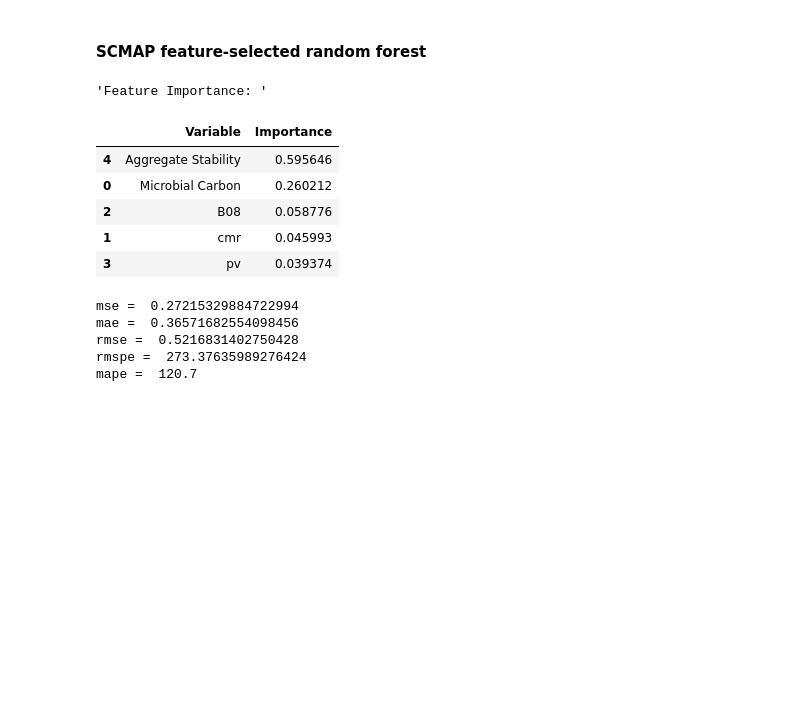
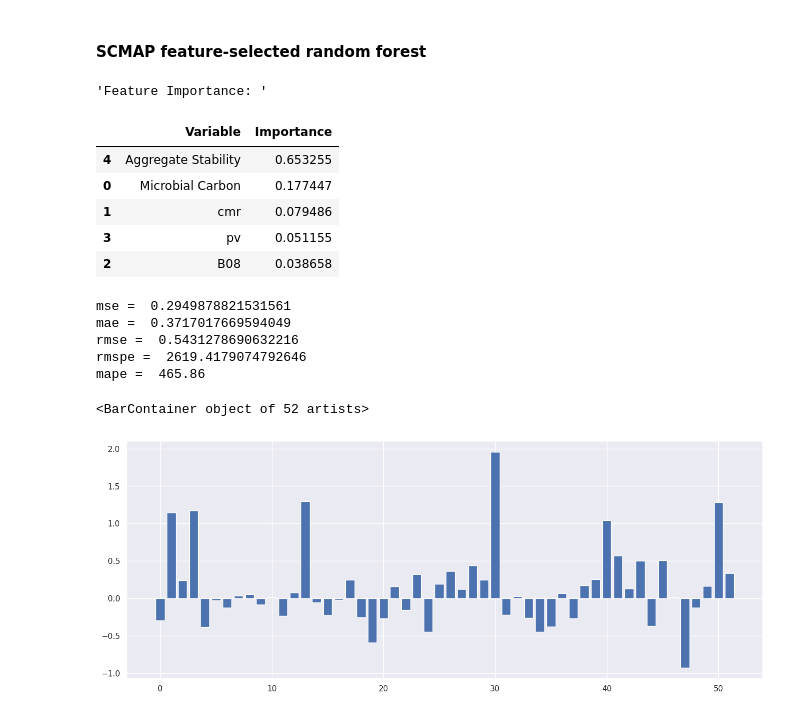
Before and after one commit to werzum/SoilQualityIndicators, a Jupyter notebook: location_rs_exploration.ipynb, the cells around one changed output. Drawn from its saved outputs; the diff is of its cells as text; code cells hidden in the pictures; blank space fills up the shorter version.

```diff
--- a/location_rs_exploration.ipynb
+++ b/location_rs_exploration.ipynb
@@ -286,7 +286,7 @@ for row in bestand.itertuples():
             pixel_list.append(updated_pixel)
 
     # add this set of pixels with indices per area to the list
-    pixel_per_area_list.append(np.asarray(pixel_list))
+    pixel_per_area_list.append(pixel_list)
 
 # and set it as new column
-bestand["BandsWithIndices"] = np.asarray(pixel_per_area_list)
+bestand["BandsWithIndices"] = pixel_per_area_list
@@ -299,21 +293,33 @@ ex_1.shape
 # %% [markdown]
 #### Transform individual pixel/band values to columns with average values
 # %%
+# drop empty rows
+bestand.dropna(axis=0,how='any',inplace=True)
+
 location_band_average_placeholder = []
 
 for row in bestand.itertuples():
     pixel_list = row.BandsWithIndices
     pixel_band_average = []
     for pixel in pixel_list:
-        #take the average except the SRC (row) and mask band (column)
-        time_band_average = np.average(pixel[:-1, :-1],axis=0)
-        pixel_band_average.append(time_band_average)
+        # skip if this pixel is masked/not marked as bare soil pixel
+        pixel = np.asarray(pixel)
+        if pixel[0,-1]:
+            #take the average except the SRC (row) and mask band (column)
+            time_band_average = np.average(pixel[:-1, :-1],axis=0)
+            pixel_band_average.append(time_band_average)
+        else:
+            continue
     # get the average of each band over all pixels
-    location_band_average = np.average(pixel_band_average,axis=0)
+    # if all pixels are masked, set a NaN value
+    if pixel_band_average == []:
+        location_band_average = [np.NaN for i in range(pixel.shape[0])]
+    else:
+        location_band_average = np.average(pixel_band_average,axis=0)
     # and map the values to this row
     location_band_average_placeholder.append(location_band_average)
 # %%
 # create a tempdf and concat it to bestand
-temp_df = pd.DataFrame(location_band_average_placeholder, columns=["B01","B02","B03","B04","B05","B06","B07","B08","B8A","B09","B10","B11","B12","ndvi","savi","vari","mndwi","cmr", "pv"])
+temp_df = pd.DataFrame(data=location_band_average_placeholder, columns=["B01","B02","B03","B04","B05","B06","B07","B08","B8A","B09","B10","B11","B12","ndvi","savi","vari","mndwi","cmr", "pv"])
 bestand_with_band_averages = pd.concat([bestand,temp_df],axis=1)
 # %%
@@ -479,33 +492,38 @@ mape =  90.21
 # %%
 # Get columns to keep and create new dataframe with those only
 cols = ["Microbial Carbon","cmr","B08","pv","Aggregate Stability"]
 X_feature_reduced = X.loc[:,cols]
 
 # Redo the split with reduced x
 X_train_reduced, X_test_reduced, y_train, y_test = train_test_split(X_feature_reduced, y, test_size=0.3, random_state=42)
 
 model = RandomForestRegressor()
 model.fit(X_train_reduced, y_train)
 y_pred = model.predict(X_test_reduced)
 
 display("Feature Importance: ",pd.DataFrame({'Variable':X_feature_reduced.columns,'Importance':model.feature_importances_}).sort_values('Importance', ascending=False))
 
 mse = mean_squared_error(y_test, model.predict(X_test_reduced))
 mae = mean_absolute_error(y_test, model.predict(X_test_reduced))
 rmspe = (np.sqrt(np.mean(np.square((y_test - model.predict(X_test_reduced)) / y_test)))) * 100
 mape = mean_absolute_percentage_error(y_test, model.predict(X_test_reduced))
 
 print("\nmse = ",mse,"\nmae = ",mae,"\nrmse = ", sqrt(mse),"\nrmspe = ",rmspe, "\nmape = ",round(mape * 100, 2))
+
+#display(pd.DataFrame({"predicted":y_pred,"test":y_test,"diff":y_test-y_pred}))
+plt.bar([i for i in range(len(y_test))],y_test-y_pred)
 # %% [output]
 'Feature Importance: '
 |  | Variable | Importance |
-| 4 | Aggregate Stability | 0.595646 |
-| 0 | Microbial Carbon | 0.260212 |
-| 2 | B08 | 0.058776 |
-| 1 | cmr | 0.045993 |
-| 3 | pv | 0.039374 |
+| 4 | Aggregate Stability | 0.653255 |
+| 0 | Microbial Carbon | 0.177447 |
+| 1 | cmr | 0.079486 |
+| 3 | pv | 0.051155 |
+| 2 | B08 | 0.038658 |
-mse =  0.27215329884722994
-mae =  0.36571682554098456
-rmse =  0.5216831402750428
-rmspe =  273.37635989276424
-mape =  120.7
+mse =  0.2949878821531561
+mae =  0.3717017669594049
+rmse =  0.5431278690632216
+rmspe =  2619.4179074792646
+mape =  465.86
+<BarContainer object of 52 artists>
+[figure, added]
```
Also changed, not shown: parts of 8 cells of this notebook, 1 other file.
